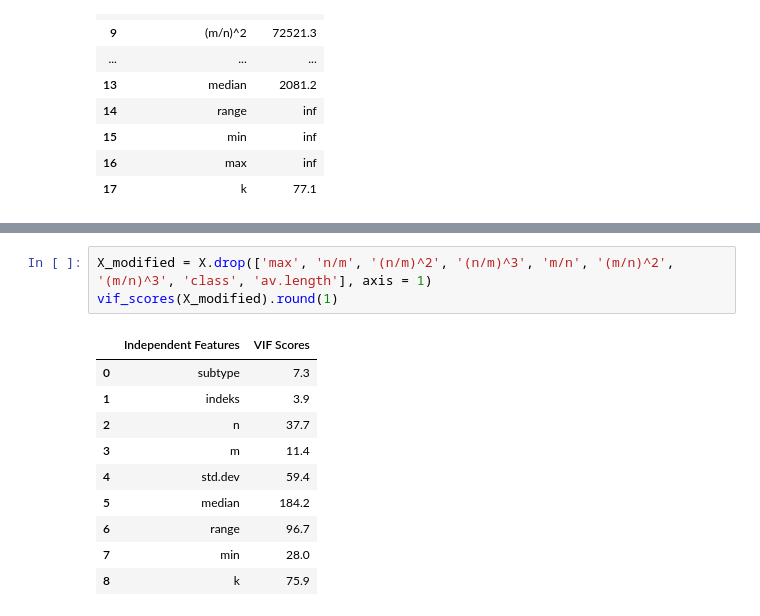
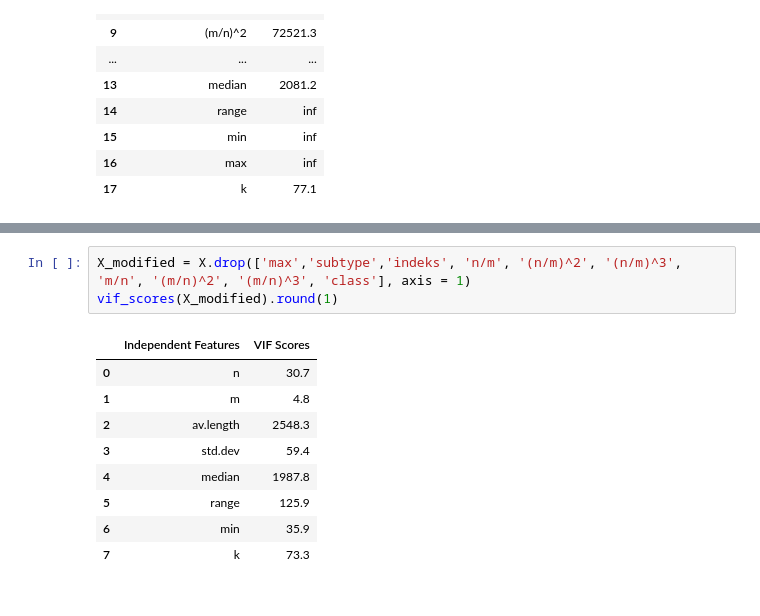
Before and after one commit to harel-coffee/pouw-auto, a Jupyter notebook: Analyzing_data.ipynb, the cells around one changed output, grey strips where cells are left out. Saved outputs shown, nothing was run; the diff lists cells and outputs as text.

```diff
--- a/Analyzing_data.ipynb
+++ b/Analyzing_data.ipynb
@@ -98,19 +98,18 @@ corr.style.background_gradient()
 | max | 0.002830 | 0.682595 | -0.000188 | 0.328105 | 0.220452 | 0.005861 | 0.007824 | 0.009466 | -0.002355 | -0.001672 | -0.001595 | ... |
 | k | 0.005747 | 0.417605 | -0.000123 | 0.741326 | 0.498816 | 0.012053 | 0.016148 | 0.019569 | -0.004729 | -0.003287 | -0.003102 | ... |
 # %%
-X_modified = X.drop(['max', 'n/m', '(n/m)^2', '(n/m)^3', 'm/n', '(m/n)^2', '(m/n)^3', 'class', 'av.length'], axis = 1)
+X_modified = X.drop(['max','subtype','indeks', 'n/m', '(n/m)^2', '(n/m)^3', 'm/n', '(m/n)^2', '(m/n)^3', 'class'], axis = 1)
 vif_scores(X_modified).round(1)
 # %% [output]
 |  | Independent Features | VIF Scores |
-| 0 | subtype | 7.3 |
-| 1 | indeks | 3.9 |
-| 2 | n | 37.7 |
-| 3 | m | 11.4 |
-| 4 | std.dev | 59.4 |
-| 5 | median | 184.2 |
-| 6 | range | 96.7 |
-| 7 | min | 28.0 |
-| 8 | k | 75.9 |
+| 0 | n | 30.7 |
+| 1 | m | 4.8 |
+| 2 | av.length | 2548.3 |
+| 3 | std.dev | 59.4 |
+| 4 | median | 1987.8 |
+| 5 | range | 125.9 |
+| 6 | min | 35.9 |
+| 7 | k | 73.3 |
 # %%
 corr = X_modified.corr()
 corr.style.background_gradient()
```
Also changed, not shown: parts of 2 cells of this notebook.
